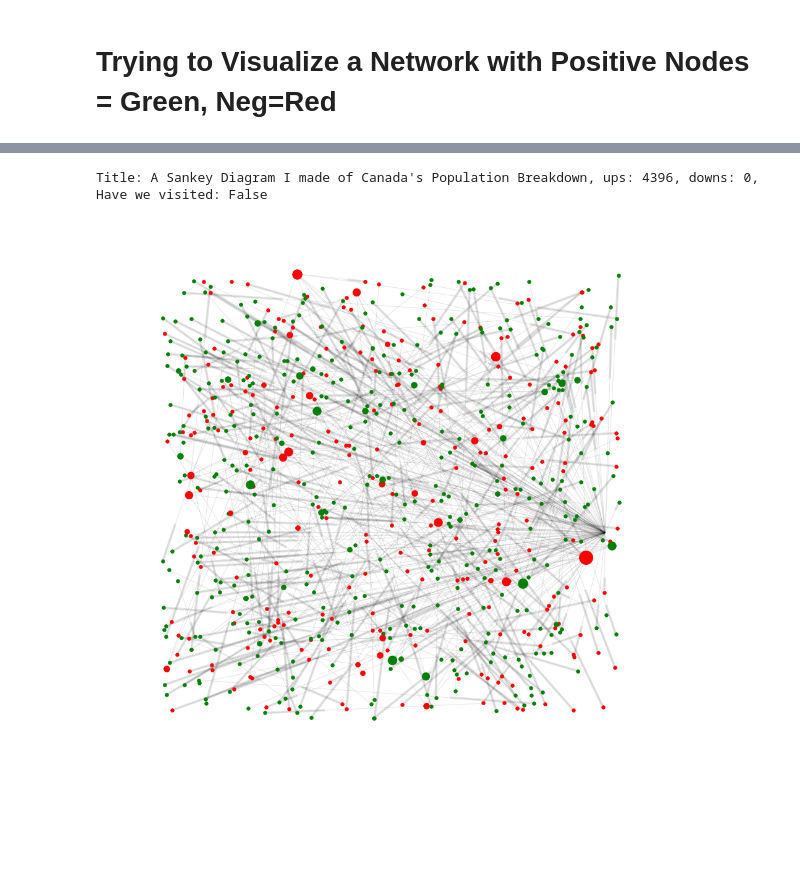
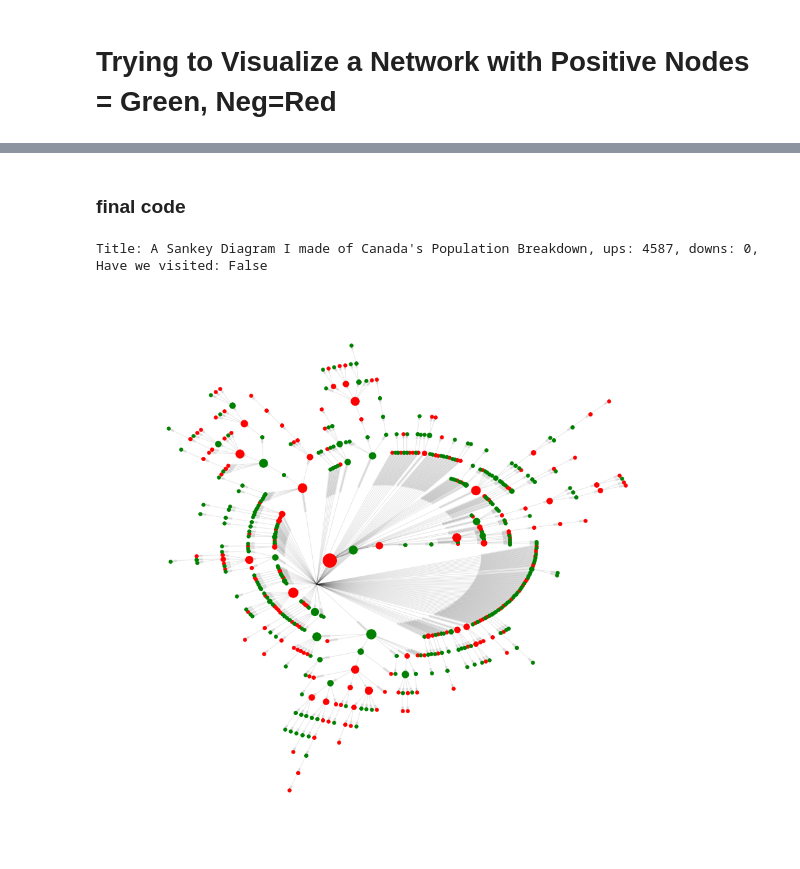
Before and after one commit to dswald/sentiment_analysis, a Jupyter notebook: sandbox/Sentiment Analysis - Clean Model_DW.ipynb, the cells around one changed output, grey strips where cells are left out. Saved outputs shown, nothing was run; the diff lists cells and outputs as text; code cells hidden in the pictures; blank space fills up the shorter version.

```diff
--- a/sandbox/Sentiment Analysis - Clean Model_DW.ipynb
+++ b/sandbox/Sentiment Analysis - Clean Model_DW.ipynb
@@ -502,18 +826,14 @@ Unfortunately, sentence structure on Reddit appears to be substantially differen
+# %% [markdown]
+### final code
 # %%
-import matplotlib.pyplot as plt
-import networkx as nx
-from collections import Counter, defaultdict
-
-# Initialize a read-only instance
-reddit = praw.Reddit(user_agent='first_scrape (by /u/dswald)',
-                     client_id='TyAK1zSuAvQjmA',
-                     client_secret="uxHGsL0zNODbowN6umVnBWpqLAQ")
-
 # Select Url / Subreddit page to view
 page = 'canada'
 
 subreddit = reddit.subreddit(page)
 hot_python = subreddit.hot(limit = 3) #need to view >2 to get past promoted posts
+col_list = ['parent_id', 'comment_id', 'body', 'predict_sentiment']
+
+df = pd.DataFrame(columns = col_list)
 
 G_dict = {}
 
@@ -530,7 +850,8 @@ for submission in hot_python:
         for i in range(1,30):
             degrees[i] = []
 
-        for comment in comments:
+        for i, comment in enumerate(comments):
+            df.loc[i] = [comment.parent(), comment.id, comment.body, prediction(comment.body)]
             try:
                 sentiment = str(prediction(comment.body))
                 if sentiment == "Negative":
@@ -549,34 +870,35 @@ for submission in hot_python:
                 if count == i:
                     degrees[i].append(id)
         G_dict[submission] = (G, positive_nodes, negative_nodes, degrees)
 
-
+df.to_csv(page+'.csv', encoding='utf-8', index=False)
 
 i = 0
 for sub,G in G_dict.items():
     print('Title: {}, ups: {}, downs: {}, Have we visited: {}'.format(sub.title,
                                                                   sub.ups,
                                                                   sub.downs,
                                                                   sub.visited))
     i += 1
 
-    pos = nx.random_layout(G[0])
+    pos = nx.nx_pydot.pydot_layout(G[0], prog='twopi', args='')
+
     plt.figure(figsize=(16, 16))
     plt.subplot(len(G_dict), 1, i)
 
     for j in range(1,30):
         pos_j = []
         neg_j = []
         for k in G[3][j]:
             if k in G[1]:
                 pos_j.append(k)
             if k in G[2]:
                 neg_j.append(k)
         nx.draw_networkx_nodes(G[0], pos, nodelist=neg_j, node_size=j*30, node_color='r')
         nx.draw_networkx_nodes(G[0], pos, nodelist=pos_j, node_size=j*30, node_color='g')
     nx.draw_networkx_edges(G[0], pos, alpha=0.1)
     plt.axis('off')
     plt.show()
 # %% [output]
-Title: A Sankey Diagram I made of Canada's Population Breakdown, ups: 4396, downs: 0, Have we visited: False
+Title: A Sankey Diagram I made of Canada's Population Breakdown, ups: 4587, downs: 0, Have we visited: False
-[figure, old version]
+[figure, new version]
```
Also changed, not shown: parts of 28 cells of this notebook.
